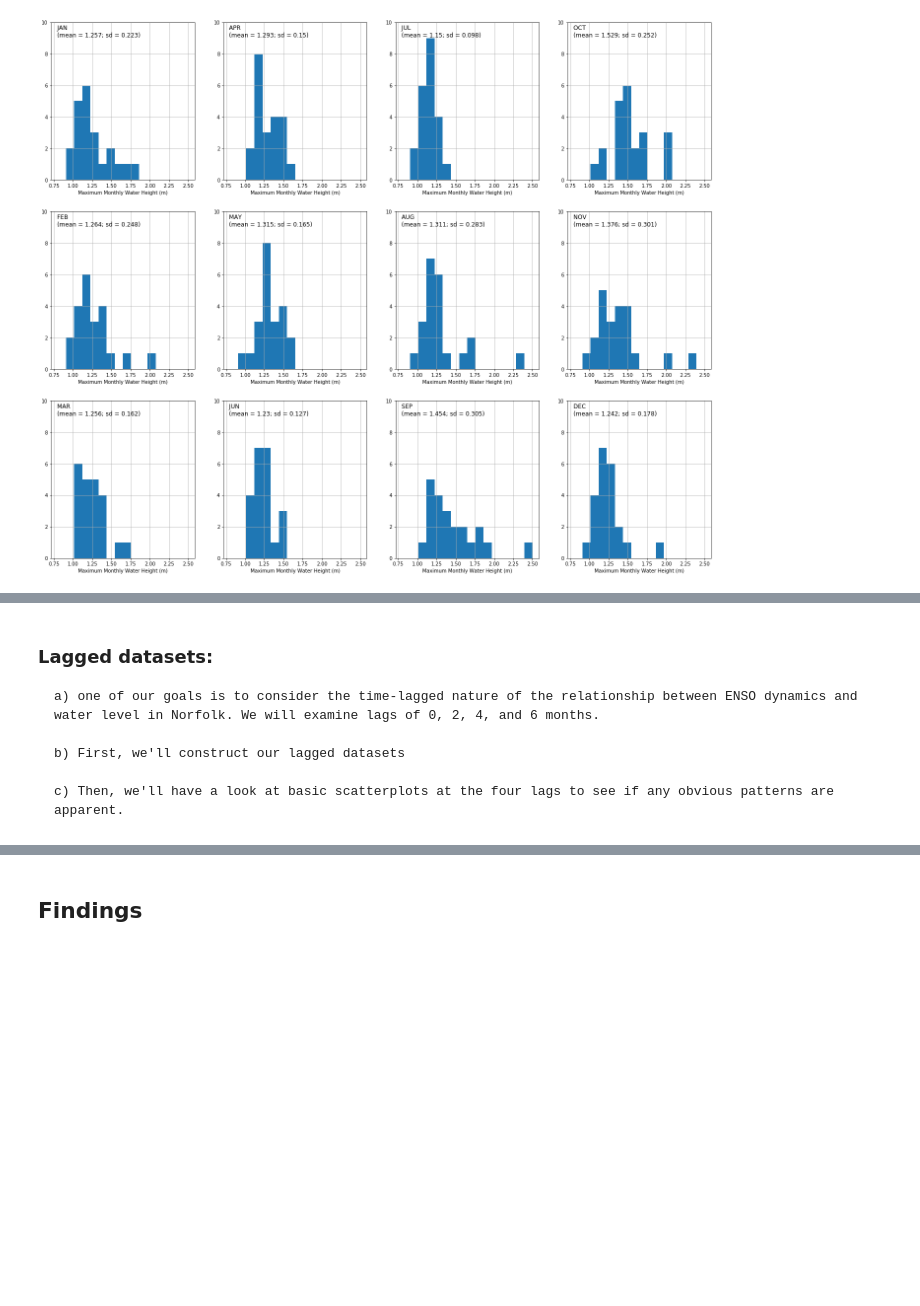
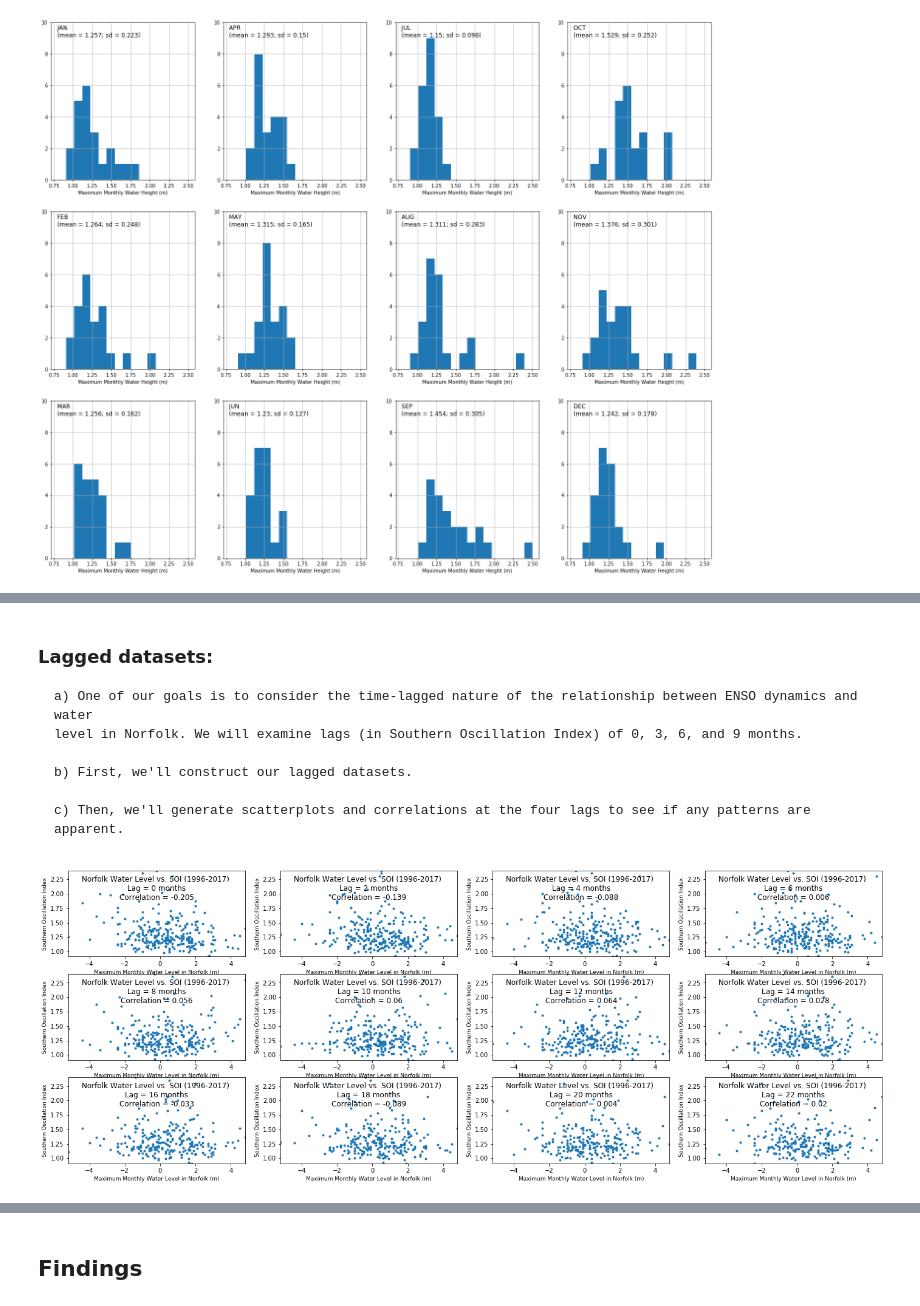
Before and after one commit to skydog71/CMSC641_tutorial, a Jupyter notebook: jborak_CMSC641_final_tutorial.ipynb, the cells around one changed output, grey strips where cells are left out. Saved outputs shown, nothing was run; the diff lists cells and outputs as text; code cells hidden in the pictures; blank space fills up the shorter version.

```diff
--- a/jborak_CMSC641_final_tutorial.ipynb
+++ b/jborak_CMSC641_final_tutorial.ipynb
@@ -252,8 +253,9 @@ plt.show()
 # %% [markdown]
 ### Lagged datasets:
 
-    a) one of our goals is to consider the time-lagged nature of the relationship between ENSO dynamics and water level in Norfolk. We will examine lags of 0, 2, 4, and 6 months.
+    a) One of our goals is to consider the time-lagged nature of the relationship between ENSO dynamics and water
+    level in Norfolk. We will examine lags (in Southern Oscillation Index) of 0, 3, 6, and 9 months.
 
-    b) First, we'll construct our lagged datasets
+    b) First, we'll construct our lagged datasets.
 
-    c) Then, we'll have a look at basic scatterplots at the four lags to see if any obvious patterns are apparent.
+    c) Then, we'll generate scatterplots and correlations at the four lags to see if any patterns are apparent.
@@ -261,0 +262,43 @@ plt.show()
+# %%
+# Scatterplots of Norfolk water level vs. SOI
+fig=plt.figure(figsize=(24,12))
+
+min_year = 1996
+max_year = 2017
+
+lag_list = []
+lag_step = 2
+num_lags = 12
+
+for s in range(num_lags):
+    lag_list.append(s * lag_step)
+
+soi_lag_0 = soi_df.iloc[:,1:].values.flatten()
+wlev_lag_0 = wlev_clean_df.iloc[:,1:].values.flatten()
+
+xrange=(np.min(soi_lag_0),np.max(soi_lag_0))
+yrange=(np.min(wlev_lag_0),np.max(wlev_lag_0))
+
+for lag in lag_list:
+    ax=fig.add_subplot(4,4,(lag/lag_step)+1)
+
+    this_lag_soi_data = soi_lag_0[0:(len(soi_lag_0)-lag)]
+    this_lag_wlev_data = wlev_lag_0[(0+lag):]
+
+    x = this_lag_soi_data
+    y = this_lag_wlev_data
+    r = np.around(np.corrcoef(x,y)[1,0],decimals=3)
+
+    plt.scatter(x,y,marker='.')
+
+    ax.set_xlim(xrange)
+    ax.set_ylim(yrange)
+
+    plt.title('Norfolk Water Level vs. SOI ('+str(min_year)+'-'+str(max_year)+') \nLag = '+str(lag)+\
+              ' months\nCorrelation = '+str(r), pad=-48)
+    plt.xlabel('Maximum Monthly Water Level in Norfolk (m)', fontsize=9)
+    plt.ylabel('Southern Oscillation Index', fontsize=9)
+
+plt.show()
+# %% [output]
+[figure, added]
```
Also changed, not shown: parts of 5 cells of this notebook.
